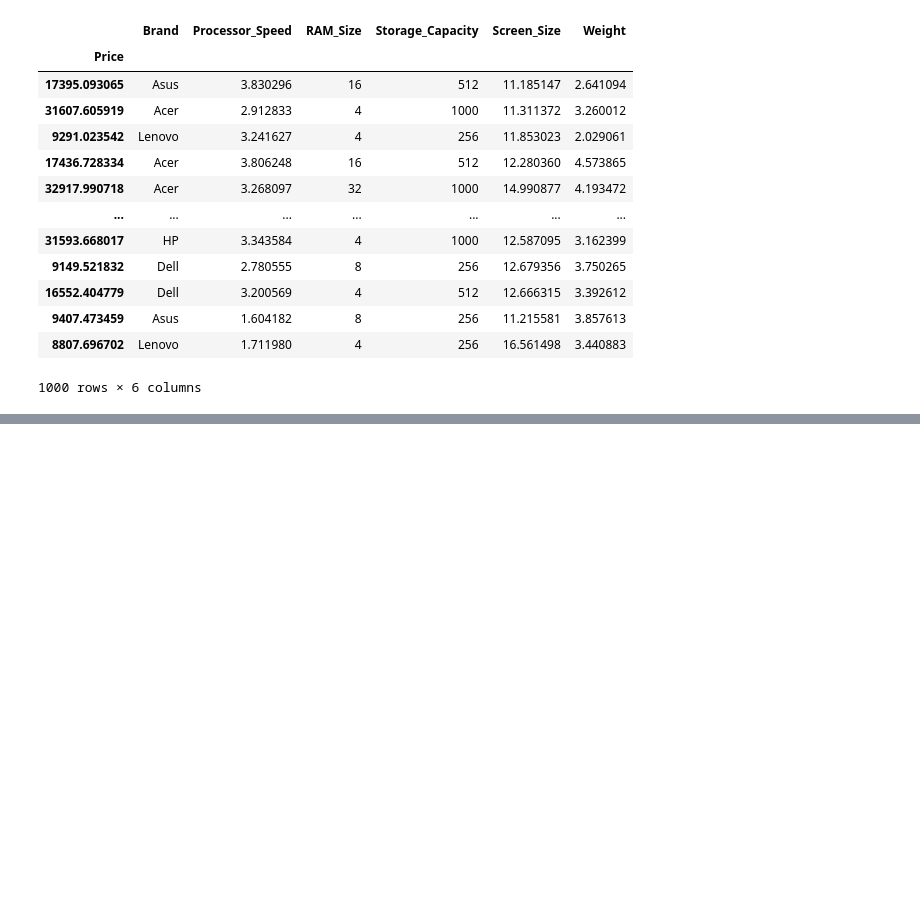
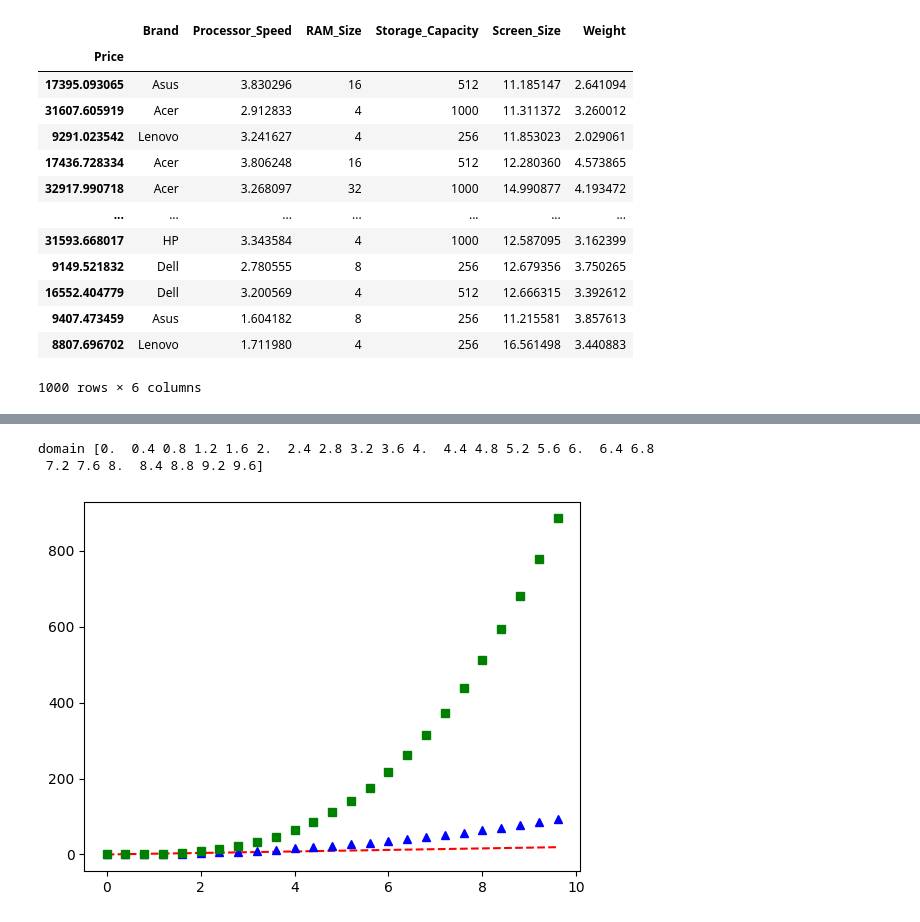
Before and after one commit to JedWojtowicz/MAD_SWPS_Jedrzej_Wojtowicz_3, a Jupyter notebook: MAD_JW_Projekt.ipynb, the cells around one changed output, grey strips where cells are left out. Saved outputs shown, nothing was run; the diff lists cells and outputs as text; code cells hidden in the pictures; blank space fills up the shorter version.

```diff
--- a/MAD_JW_Projekt.ipynb
+++ b/MAD_JW_Projekt.ipynb
@@ -153,0 +197,11 @@ laptop_new_idx
+# %%
+domain: np.ndarray = np.arange(0, 10, 0.4)
+print(f'domain {domain}')
+
+plt.plot(domain, domain * 2, 'r--', domain, domain ** 2, 'b^', domain, domain ** 3, 'gs')
+
+plt.show()
+# %% [output]
+domain [0.  0.4 0.8 1.2 1.6 2.  2.4 2.8 3.2 3.6 4.  4.4 4.8 5.2 5.6 6.  6.4 6.8
+ 7.2 7.6 8.  8.4 8.8 9.2 9.6]
+[figure, added]
```
Also changed, not shown: parts of 24 cells of this notebook.
